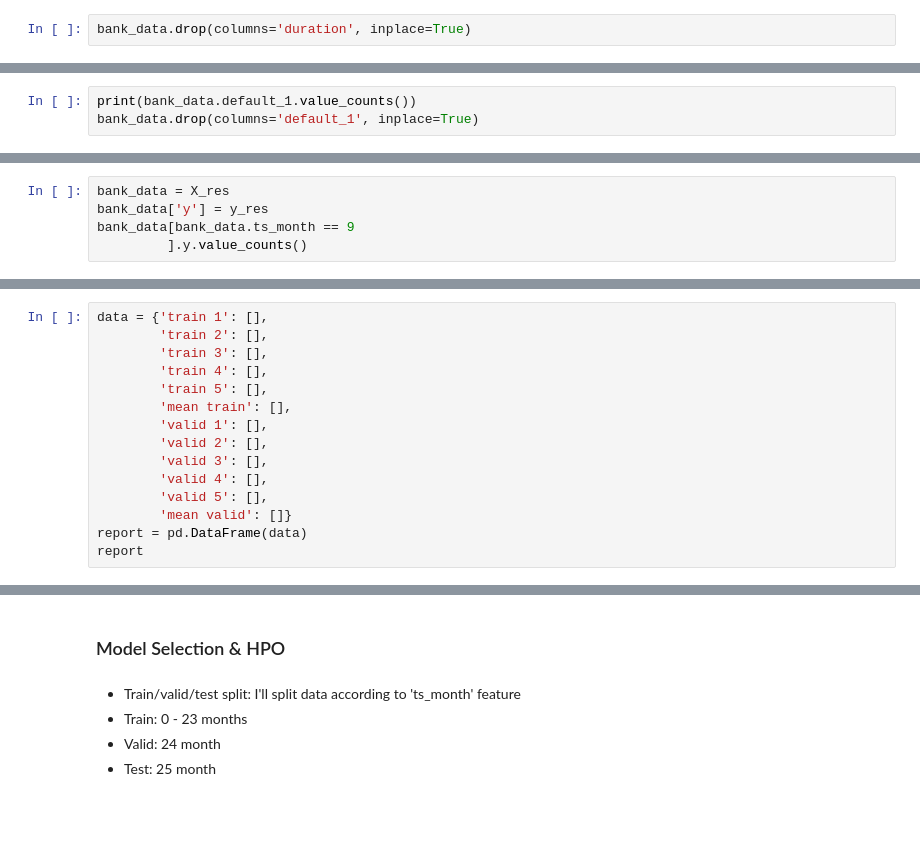
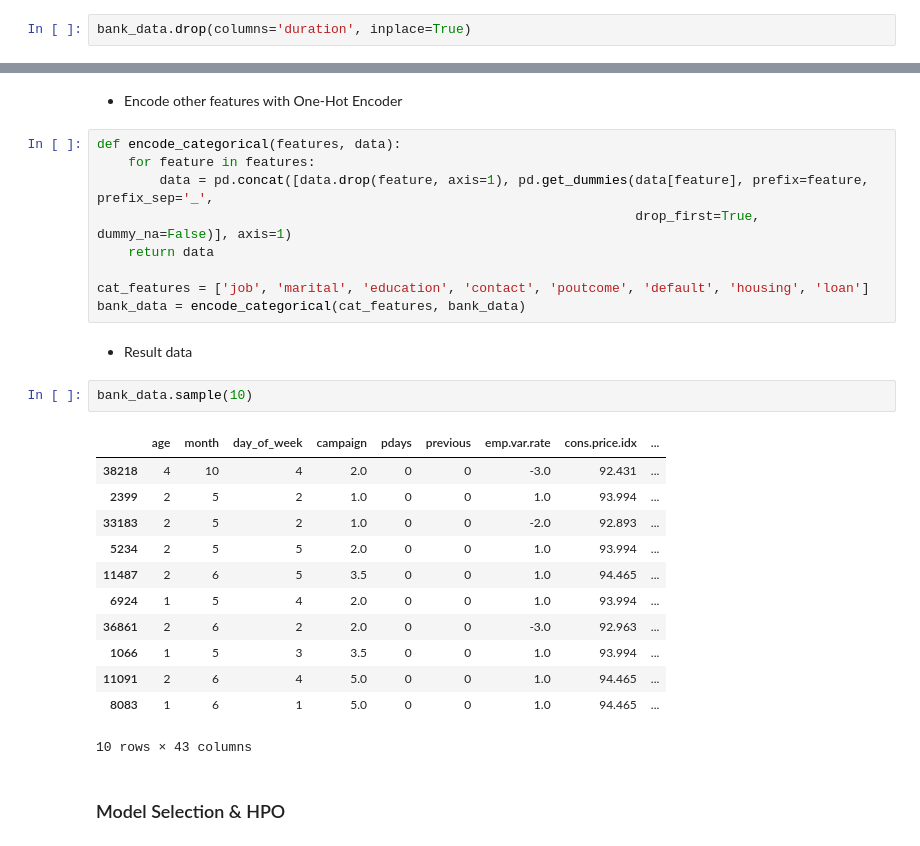
Before and after one commit to alsing/Bank-Marketing-UCI, a Jupyter notebook: notebooks/Model.ipynb, the cells around one changed output, grey strips where cells are left out. Saved outputs shown, nothing was run; the diff lists cells and outputs as text; blank space fills up the shorter version.

```diff
--- a/notebooks/Model.ipynb
+++ b/notebooks/Model.ipynb
@@ -227,3 +93,0 @@ bank_data = encode_categorical(cat_features, bank_data)
-# %%
-print(bank_data.default_1.value_counts())
-bank_data.drop(columns='default_1', inplace=True)
@@ -260,5 +93,0 @@ ValueError: could not convert string to float: 'housemaid'
-# %%
-bank_data = X_res
-bank_data['y'] = y_res
-bank_data[bank_data.ts_month == 9
-         ].y.value_counts()
@@ -276,15 +93,0 @@ plt.show()
-# %%
-data = {'train 1': [],
-        'train 2': [],
-        'train 3': [],
-        'train 4': [],
-        'train 5': [],
-        'mean train': [],
-        'valid 1': [],
-        'valid 2': [],
-        'valid 3': [],
-        'valid 4': [],
-        'valid 5': [],
-        'mean valid': []}
-report = pd.DataFrame(data)
-report
@@ -565,7 +172,30 @@ len(shap_values.base_values)
+# %% [markdown]
+* Encode other features with One-Hot Encoder
+# %%
+def encode_categorical(features, data):
+    for feature in features:
+        data = pd.concat([data.drop(feature, axis=1), pd.get_dummies(data[feature], prefix=feature, prefix_sep='_',
+                                                                     drop_first=True, dummy_na=False)], axis=1)
+    return data
+
+cat_features = ['job', 'marital', 'education', 'contact', 'poutcome', 'default', 'housing', 'loan']
+bank_data = encode_categorical(cat_features, bank_data)
+# %% [markdown]
+* Result data
+# %%
+bank_data.sample(10)
+# %% [output]
+|  | age | month | day_of_week | campaign | pdays | previous | emp.var.rate | cons.price.idx | ... |
+| 38218 | 4 | 10 | 4 | 2.0 | 0 | 0 | -3.0 | 92.431 | ... |
+| 2399 | 2 | 5 | 2 | 1.0 | 0 | 0 | 1.0 | 93.994 | ... |
+| 33183 | 2 | 5 | 2 | 1.0 | 0 | 0 | -2.0 | 92.893 | ... |
+| 5234 | 2 | 5 | 5 | 2.0 | 0 | 0 | 1.0 | 93.994 | ... |
+| 11487 | 2 | 6 | 5 | 3.5 | 0 | 0 | 1.0 | 94.465 | ... |
+| 6924 | 1 | 5 | 4 | 2.0 | 0 | 0 | 1.0 | 93.994 | ... |
+| 36861 | 2 | 6 | 2 | 2.0 | 0 | 0 | -3.0 | 92.963 | ... |
+| 1066 | 1 | 5 | 3 | 3.5 | 0 | 0 | 1.0 | 93.994 | ... |
+| 11091 | 2 | 6 | 4 | 5.0 | 0 | 0 | 1.0 | 94.465 | ... |
+| 8083 | 1 | 6 | 1 | 5.0 | 0 | 0 | 1.0 | 94.465 | ... |
+10 rows × 43 columns
 # %% [markdown]
 ### Model Selection & HPO
-# %% [markdown]
-* Train/valid/test split: I'll split data according to 'ts_month' feature
-* Train: 0 - 23 months
-* Valid: 24 month
-* Test: 25 month
```
Also changed, not shown: parts of 97 cells of this notebook, 2 other files.
